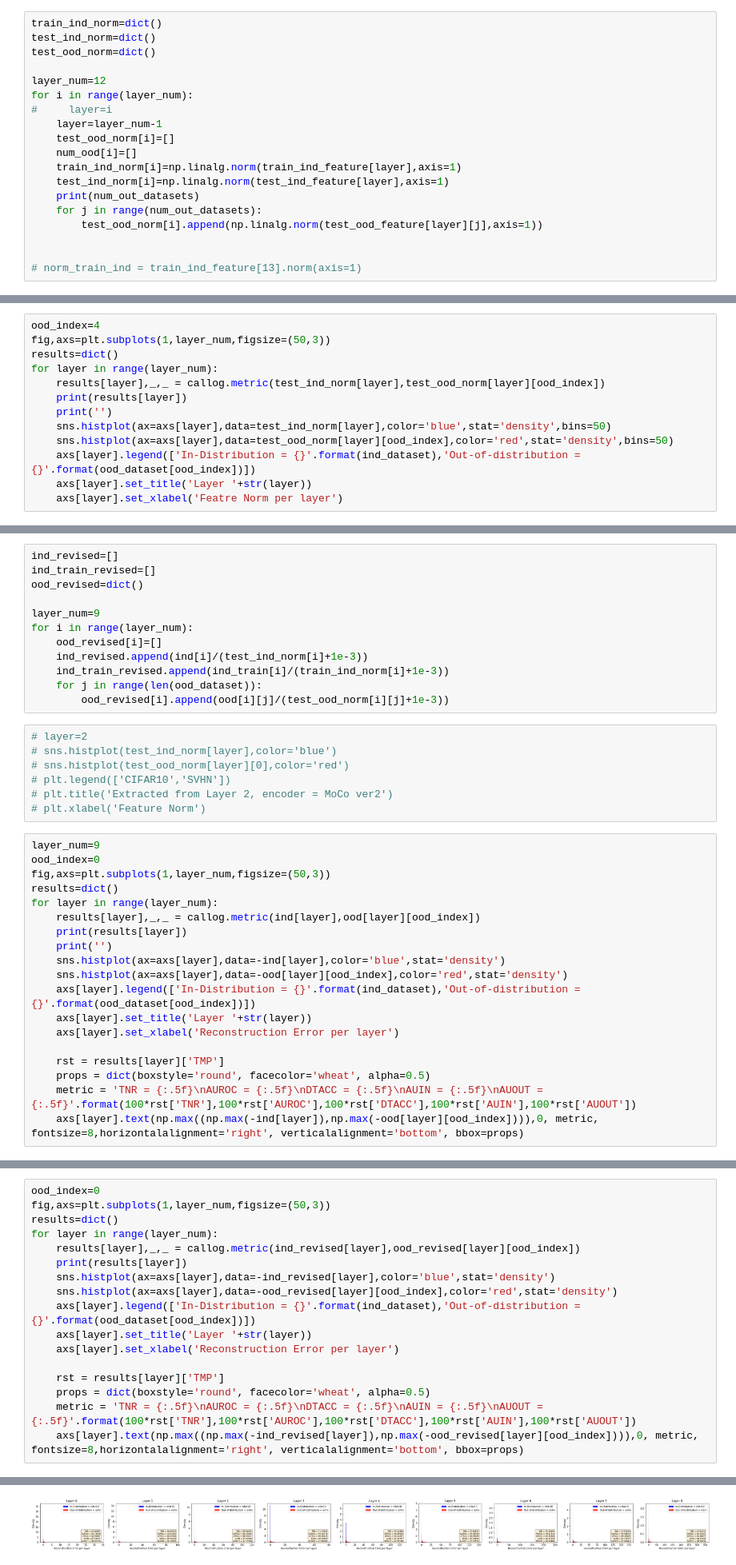
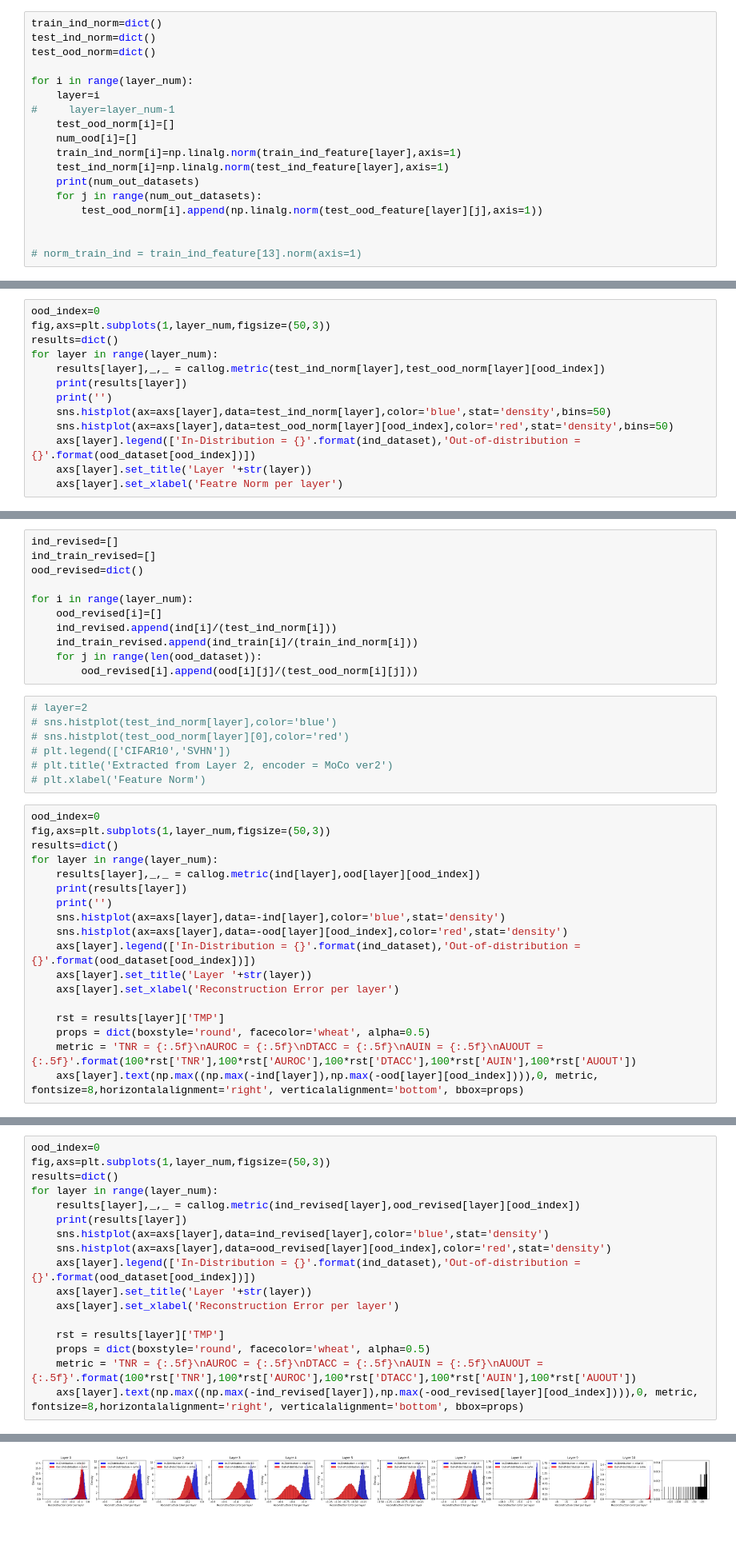
Before and after one commit to younghyopark/FROD, a Jupyter notebook: revised_anomaly_score.ipynb, the cells around one changed output, grey strips where cells are left out. Shown at 80% size. Cells and saved outputs as stored; diff of their text form; blank space fills up the shorter version.

```diff
--- a/revised_anomaly_score.ipynb
+++ b/revised_anomaly_score.ipynb
@@ -85,10 +82,9 @@ train_ind_norm=dict()
 test_ind_norm=dict()
 test_ood_norm=dict()
 
-layer_num=12
 for i in range(layer_num):
-#     layer=i
-    layer=layer_num-1
+    layer=i
+#     layer=layer_num-1
     test_ood_norm[i]=[]
     num_ood[i]=[]
     train_ind_norm[i]=np.linalg.norm(train_ind_feature[layer],axis=1)
@@ -113,7 +109,7 @@ for i in range(layer_num):
 5
 5
 # %%
-ood_index=4
+ood_index=0
 fig,axs=plt.subplots(1,layer_num,figsize=(50,3))
 results=dict()
 for layer in range(layer_num):
@@ -201,13 +197,12 @@ ind_revised=[]
 ind_train_revised=[]
 ood_revised=dict()
 
-layer_num=9
 for i in range(layer_num):
     ood_revised[i]=[]
-    ind_revised.append(ind[i]/(test_ind_norm[i]+1e-3))
-    ind_train_revised.append(ind_train[i]/(train_ind_norm[i]+1e-3))
+    ind_revised.append(ind[i]/(test_ind_norm[i]))
+    ind_train_revised.append(ind_train[i]/(train_ind_norm[i]))
     for j in range(len(ood_dataset)):
-        ood_revised[i].append(ood[i][j]/(test_ood_norm[i][j]+1e-3))
+        ood_revised[i].append(ood[i][j]/(test_ood_norm[i][j]))
 # %%
 # layer=2
 # sns.histplot(test_ind_norm[layer],color='blue')
@@ -216,7 +211,6 @@ for i in range(layer_num):
 # plt.title('Extracted from Layer 2, encoder = MoCo ver2')
 # plt.xlabel('Feature Norm')
 # %%
-layer_num=9
 ood_index=0
 fig,axs=plt.subplots(1,layer_num,figsize=(50,3))
 results=dict()
@@ -260,8 +254,8 @@ results=dict()
 for layer in range(layer_num):
     results[layer],_,_ = callog.metric(ind_revised[layer],ood_revised[layer][ood_index])
     print(results[layer])
-    sns.histplot(ax=axs[layer],data=-ind_revised[layer],color='blue',stat='density')
-    sns.histplot(ax=axs[layer],data=-ood_revised[layer][ood_index],color='red',stat='density')
+    sns.histplot(ax=axs[layer],data=ind_revised[layer],color='blue',stat='density')
+    sns.histplot(ax=axs[layer],data=ood_revised[layer][ood_index],color='red',stat='density')
     axs[layer].legend(['In-Distribution = {}'.format(ind_dataset),'Out-of-distribution = {}'.format(ood_dataset[ood_index])])
     axs[layer].set_title('Layer '+str(layer))
     axs[layer].set_xlabel('Reconstruction Error per layer')
@@ -283,2 +281,2 @@ for layer in range(layer_num):
-[figure, old version]
+[figure, new version]
 # %%
```
Also changed, not shown: parts of 9 cells of this notebook, 8 other files.
